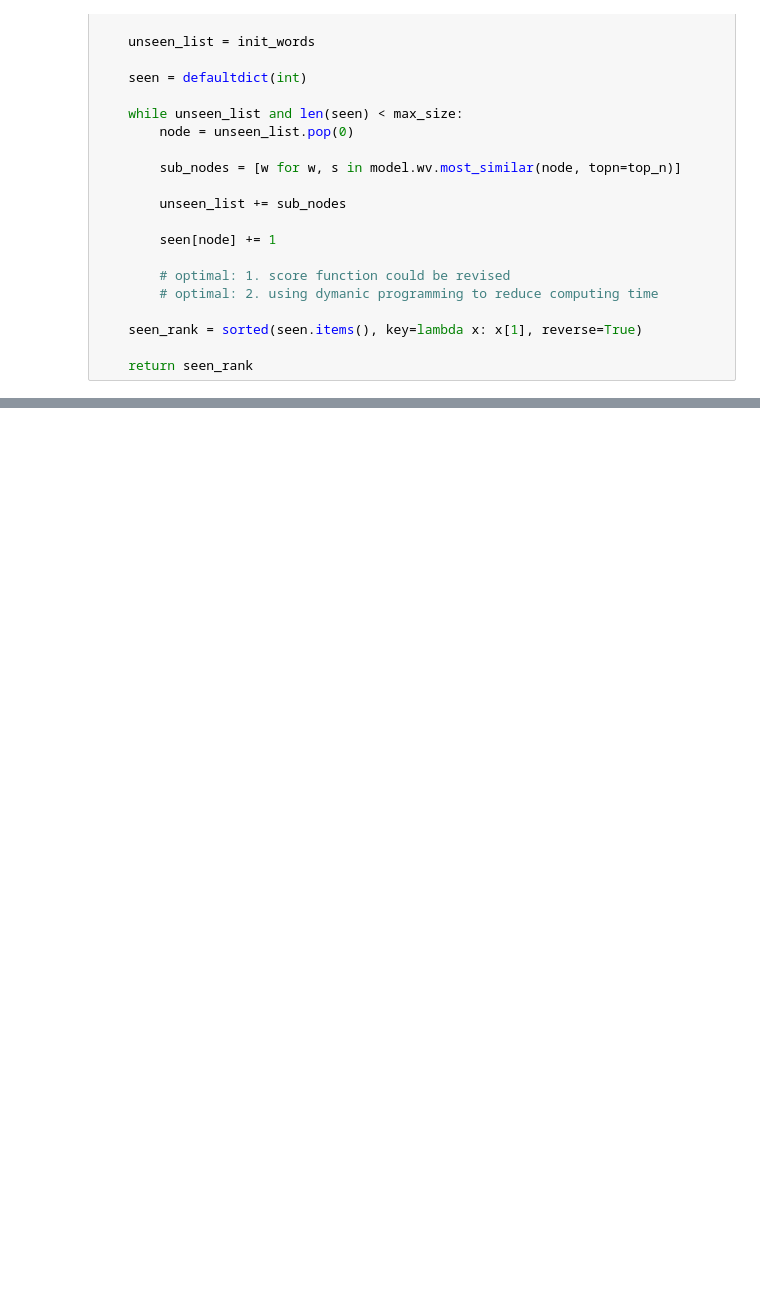
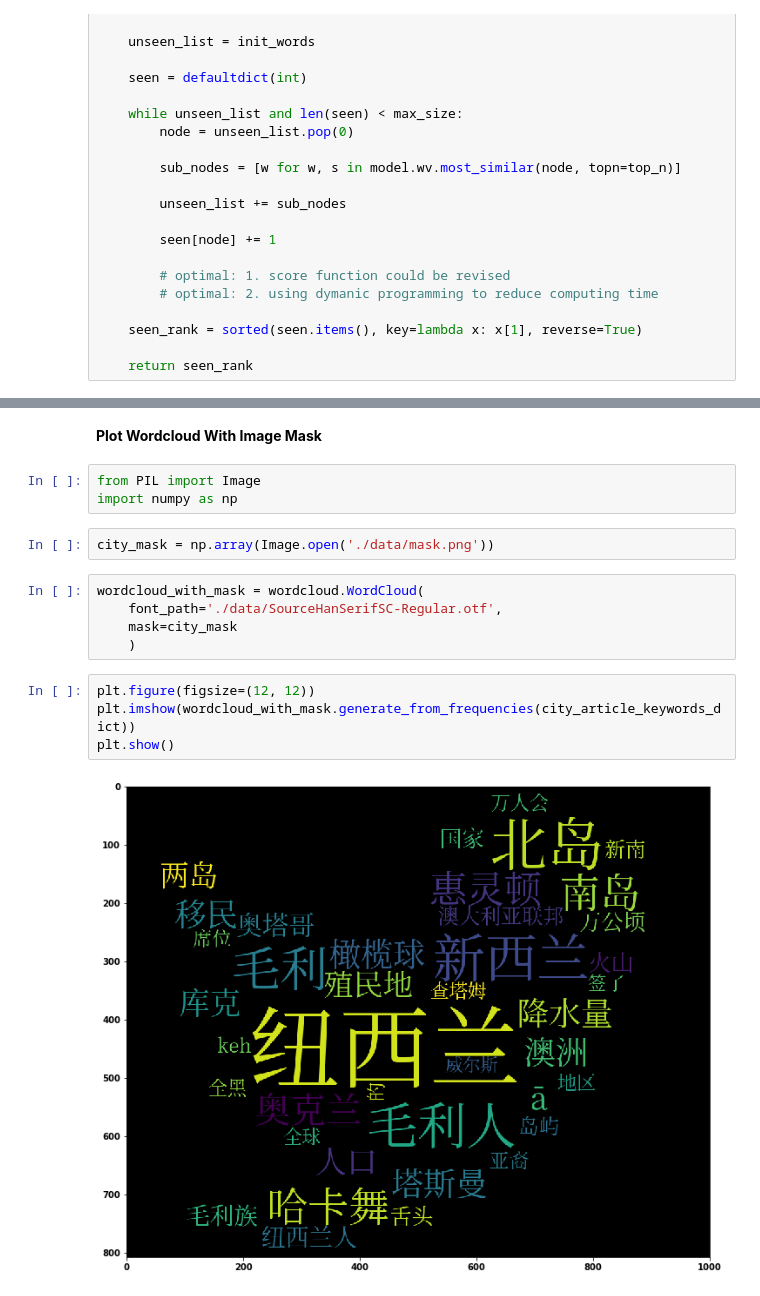
Before and after one commit to pchen12567/AI-For-NLP, a Jupyter notebook: Week_06_/LectureCode_06.ipynb, the cells around one changed output, grey strips where cells are left out. Saved outputs shown, nothing was run; the diff lists cells and outputs as text; blank space fills up the shorter version.

```diff
--- a/Week_06_/LectureCode_06.ipynb
+++ b/Week_06_/LectureCode_06.ipynb
@@ -157,0 +300,18 @@ print(related_top_ten)
+# %% [markdown]
+**Plot Wordcloud With Image Mask**
+# %%
+from PIL import Image
+import numpy as np
+# %%
+city_mask = np.array(Image.open('./data/mask.png'))
+# %%
+wordcloud_with_mask = wordcloud.WordCloud(
+    font_path='./data/SourceHanSerifSC-Regular.otf',
+    mask=city_mask
+    )
+# %%
+plt.figure(figsize=(12, 12))
+plt.imshow(wordcloud_with_mask.generate_from_frequencies(city_article_keywords_dict))
+plt.show()
+# %% [output]
+[figure, added]
```
Also changed, not shown: parts of 58 cells of this notebook.
